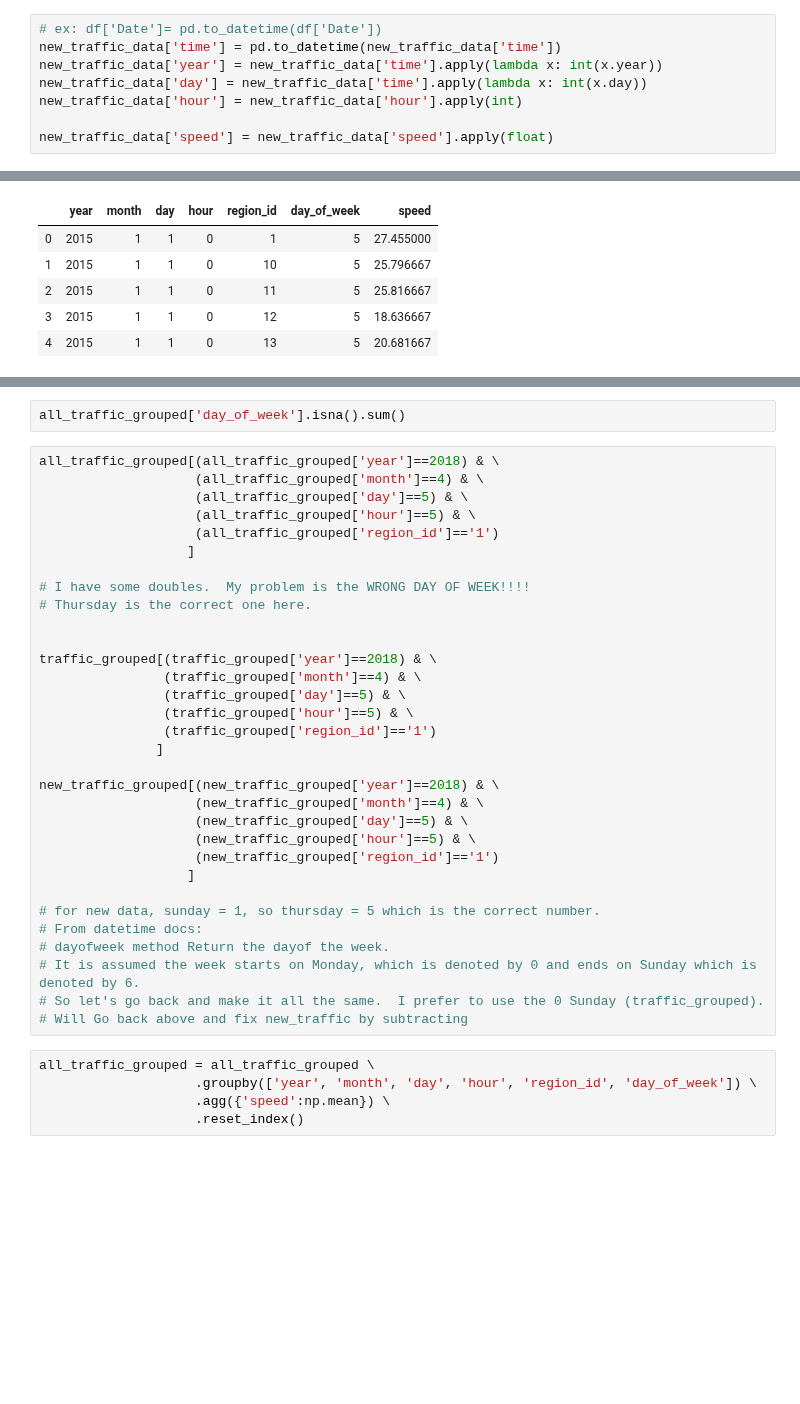
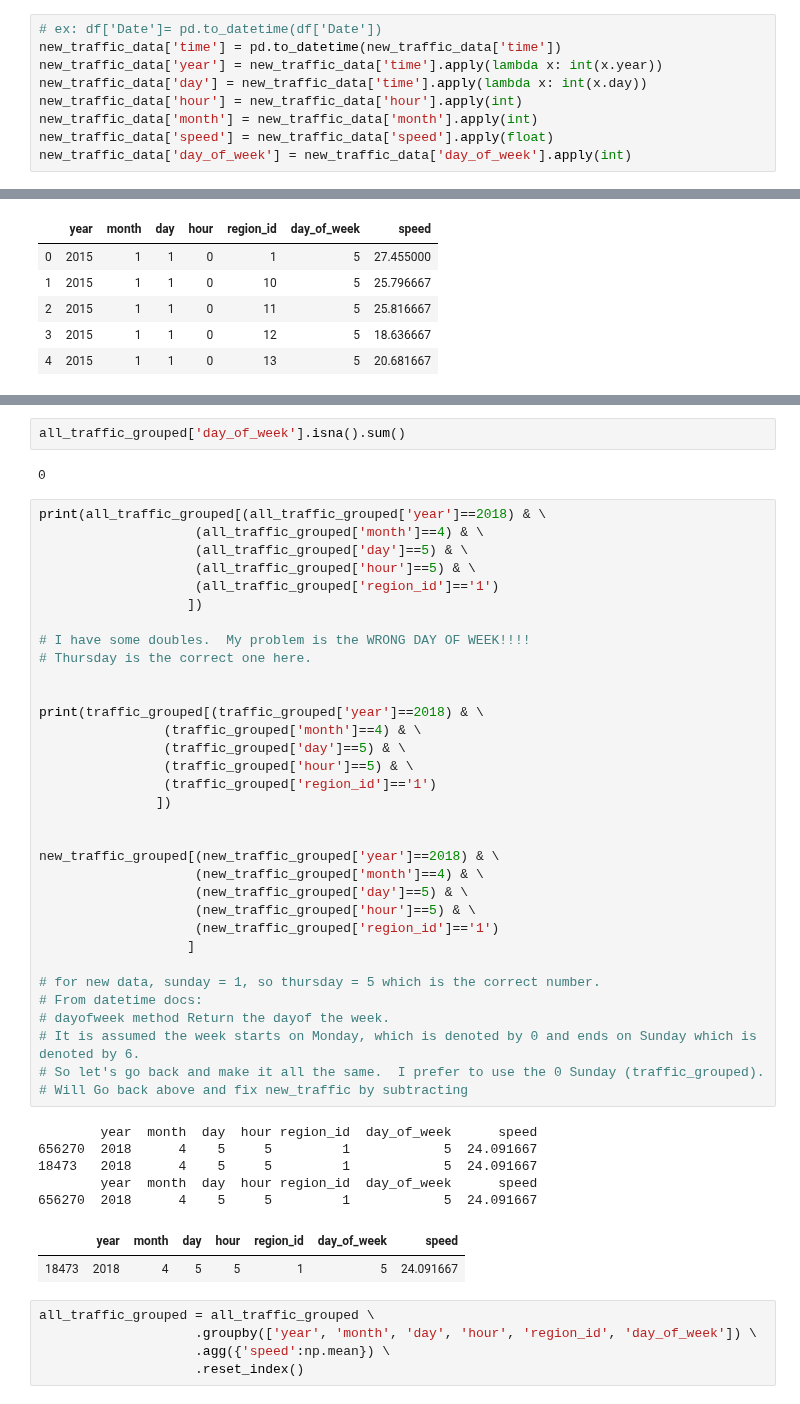
Before and after one commit to sciencelee/chicago-red-light-cameras, a Jupyter notebook: other-preprocessing.ipynb, the cells around one changed output, grey strips where cells are left out. Cells and saved outputs as stored; diff of their text form; blank space fills up the shorter version.

```diff
--- a/other-preprocessing.ipynb
+++ b/other-preprocessing.ipynb
@@ -170,5 +177,6 @@ new_traffic_data['time'] = pd.to_datetime(new_traffic_data['time'])
 new_traffic_data['year'] = new_traffic_data['time'].apply(lambda x: int(x.year))
 new_traffic_data['day'] = new_traffic_data['time'].apply(lambda x: int(x.day))
 new_traffic_data['hour'] = new_traffic_data['hour'].apply(int)
-
+new_traffic_data['month'] = new_traffic_data['month'].apply(int)
 new_traffic_data['speed'] = new_traffic_data['speed'].apply(float)
+new_traffic_data['day_of_week'] = new_traffic_data['day_of_week'].apply(int)
@@ -211,37 +253,48 @@ new_traffic_grouped.info()
 # %%
 all_traffic_grouped['day_of_week'].isna().sum()
+# %% [output]
+0
 # %%
-all_traffic_grouped[(all_traffic_grouped['year']==2018) & \
+print(all_traffic_grouped[(all_traffic_grouped['year']==2018) & \
                     (all_traffic_grouped['month']==4) & \
                     (all_traffic_grouped['day']==5) & \
                     (all_traffic_grouped['hour']==5) & \
                     (all_traffic_grouped['region_id']=='1')
-                   ]
+                   ])
 
 # I have some doubles.  My problem is the WRONG DAY OF WEEK!!!!
 # Thursday is the correct one here.
 
 
-traffic_grouped[(traffic_grouped['year']==2018) & \
+print(traffic_grouped[(traffic_grouped['year']==2018) & \
                 (traffic_grouped['month']==4) & \
                 (traffic_grouped['day']==5) & \
                 (traffic_grouped['hour']==5) & \
                 (traffic_grouped['region_id']=='1')
-               ]
+               ])
+
 
 new_traffic_grouped[(new_traffic_grouped['year']==2018) & \
                     (new_traffic_grouped['month']==4) & \
                     (new_traffic_grouped['day']==5) & \
                     (new_traffic_grouped['hour']==5) & \
                     (new_traffic_grouped['region_id']=='1')
                    ]
 
 # for new data, sunday = 1, so thursday = 5 which is the correct number.
 # From datetime docs:
 # dayofweek method Return the dayof the week.
 # It is assumed the week starts on Monday, which is denoted by 0 and ends on Sunday which is denoted by 6.
 # So let's go back and make it all the same.  I prefer to use the 0 Sunday (traffic_grouped).
 # Will Go back above and fix new_traffic by subtracting
+# %% [output]
+        year  month  day  hour region_id  day_of_week      speed
+656270  2018      4    5     5         1            5  24.091667
+18473   2018      4    5     5         1            5  24.091667
+        year  month  day  hour region_id  day_of_week      speed
+656270  2018      4    5     5         1            5  24.091667
+|  | year | month | day | hour | region_id | day_of_week | speed |
+| 18473 | 2018 | 4 | 5 | 5 | 1 | 5 | 24.091667 |
 # %%
 all_traffic_grouped = all_traffic_grouped \
                     .groupby(['year', 'month', 'day', 'hour', 'region_id', 'day_of_week']) \
```
Also changed, not shown: parts of 35 cells of this notebook.
